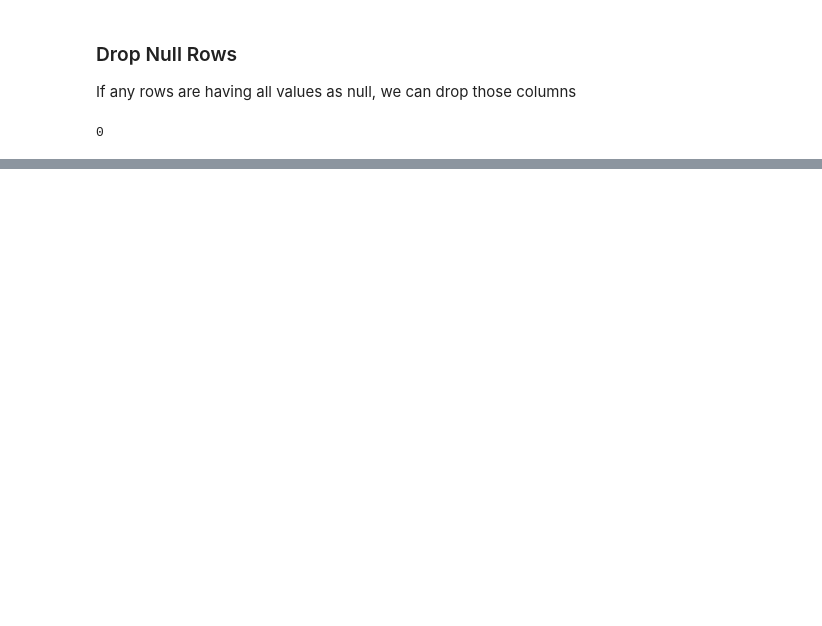
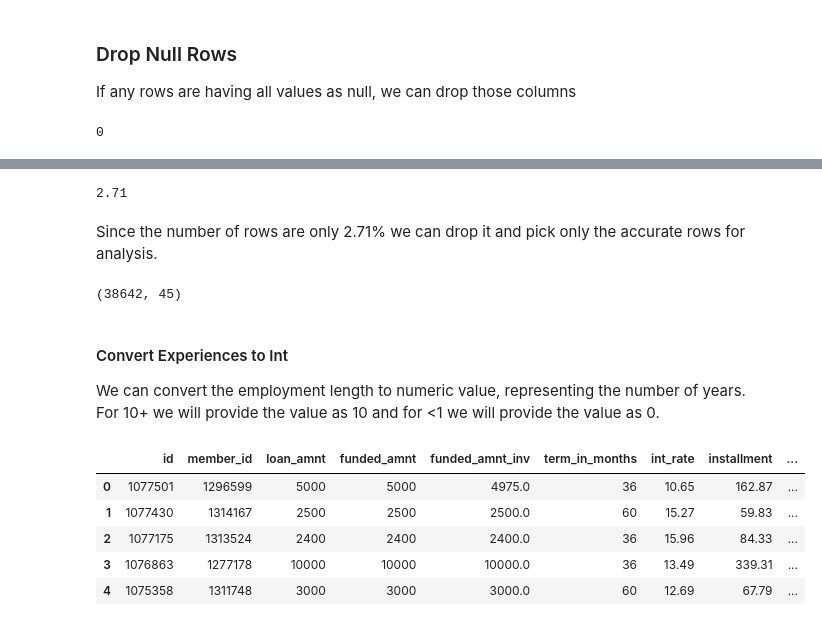
Before and after one commit to ankitkumar1/lending-club-case-study, a Jupyter notebook: LendingClubCaseStudy.ipynb, the cells around one changed output, grey strips where cells are left out. Drawn from its saved outputs; the diff is of its cells as text; code cells hidden in the pictures; blank space fills up the shorter version.

```diff
--- a/LendingClubCaseStudy.ipynb
+++ b/LendingClubCaseStudy.ipynb
@@ -326,0 +325,2 @@ loan
+# %%
+loan_data['int_rate'] = loan_data['int_rate'].apply(lambda x: float(str(x).replace('%', '')))
@@ -326,0 +353,25 @@ loan
+# %%
+round(emp_length_counts[np.NaN] * 100 / len(loan_data['emp_length']), 2)
+# %% [output]
+2.71
+# %% [markdown]
+Since the number of rows are only 2.71% we can drop it and pick only the accurate rows for analysis.
+# %%
+loan_data = loan_data[~loan_data['emp_length'].isna()]
+loan_data.shape
+# %% [output]
+(38642, 45)
+# %% [markdown]
+#### Convert Experiences to Int
+
+We can convert the employment length to numeric value, representing the number of years. For 10+ we will provide the value as 10 and for <1 we will provide the value as 0.
+# %%
+loan_data['emp_length'] = loan_data['emp_length'].apply(lambda x: int(str(x).replace(' years', '').replace(' year', '').replace('< 1', '0').replace('10+', '10')))
+loan_data.head()
+# %% [output]
+|  | id | member_id | loan_amnt | funded_amnt | funded_amnt_inv | term_in_months | int_rate | installment | ... |
+| 0 | 1077501 | 1296599 | 5000 | 5000 | 4975.0 | 36 | 10.65 | 162.87 | ... |
+| 1 | 1077430 | 1314167 | 2500 | 2500 | 2500.0 | 60 | 15.27 | 59.83 | ... |
+| 2 | 1077175 | 1313524 | 2400 | 2400 | 2400.0 | 36 | 15.96 | 84.33 | ... |
+| 3 | 1076863 | 1277178 | 10000 | 10000 | 10000.0 | 36 | 13.49 | 339.31 | ... |
+| 4 | 1075358 | 1311748 | 3000 | 3000 | 3000.0 | 60 | 12.69 | 67.79 | ... |
```
Also changed, not shown: parts of 64 cells of this notebook.
